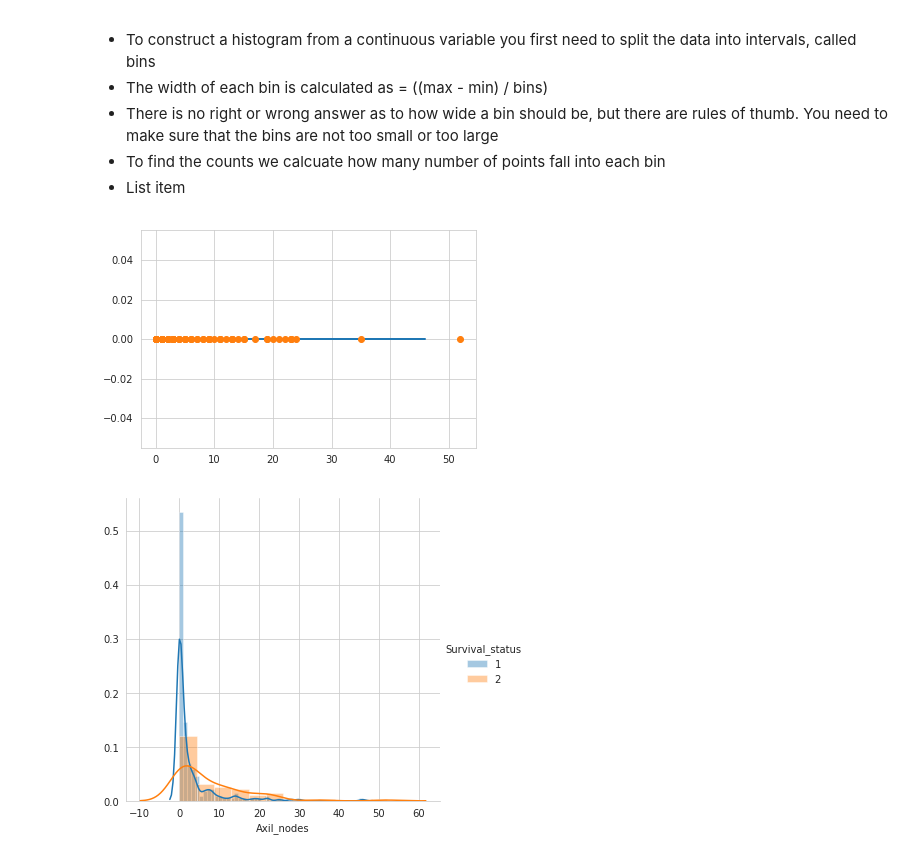
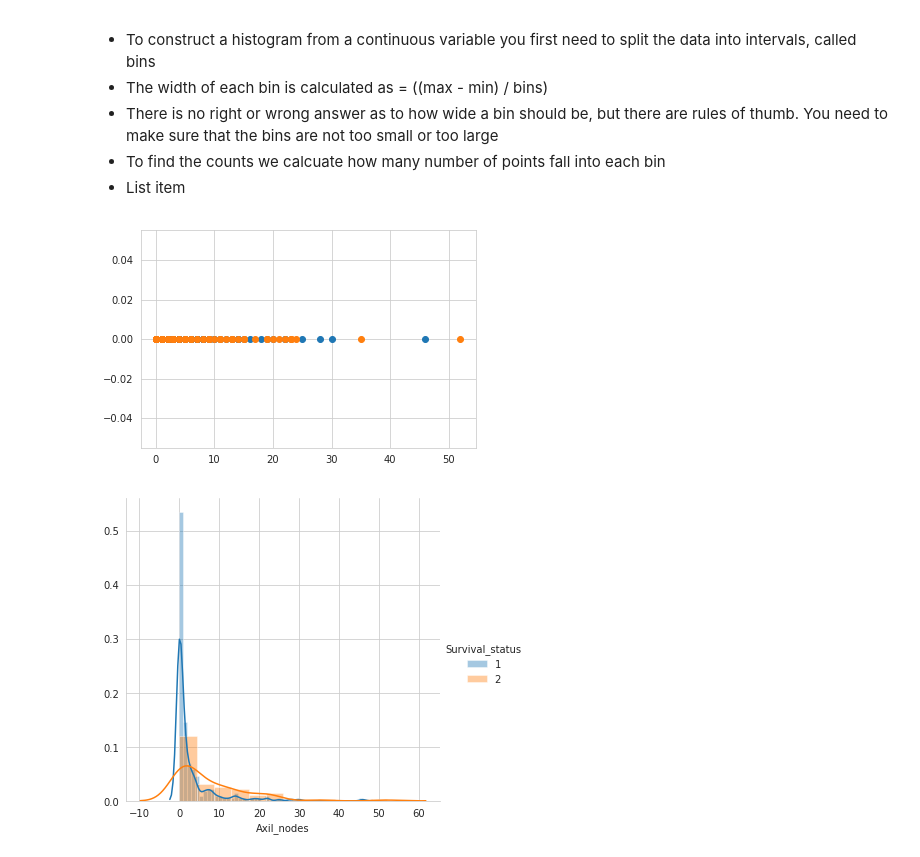
Before and after one commit to skshiraj/EDA-2, a Jupyter notebook: Assignment_1.ipynb, the cells around one changed output. Cells and saved outputs as stored; diff of their text form; code cells hidden in the pictures.

```diff
--- a/Assignment_1.ipynb
+++ b/Assignment_1.ipynb
@@ -133,13 +133,13 @@ A histogram is a plot that lets you discover, and show, the underlying frequency
 # %%
 #plotting 1D plot
 #Survival_status vs nodes
 Status_Survive = Haberman.loc[Haberman["Survival_status"] == 1];
 Status_Dead = Haberman.loc[Haberman["Survival_status"] == 2];
-plt.plot(Status_Survive["Axil_nodes"],np.zeros_like(Status_Survive["Axil_nodes"]))
+plt.plot(Status_Survive["Axil_nodes"],np.zeros_like(Status_Survive["Axil_nodes"]), 'o')
 plt.plot(Status_Dead["Axil_nodes"],np.zeros_like(Status_Dead["Axil_nodes"]), 'o')
 plt.show()
 # %% [output]
-[figure, old version]
+[figure, new version]
 # %%
 #Plotting Survival_status ns Axil_nodes
 #Histogram with default bin size value using sns.distplot
```
Also changed, not shown: parts of 2 cells of this notebook.
